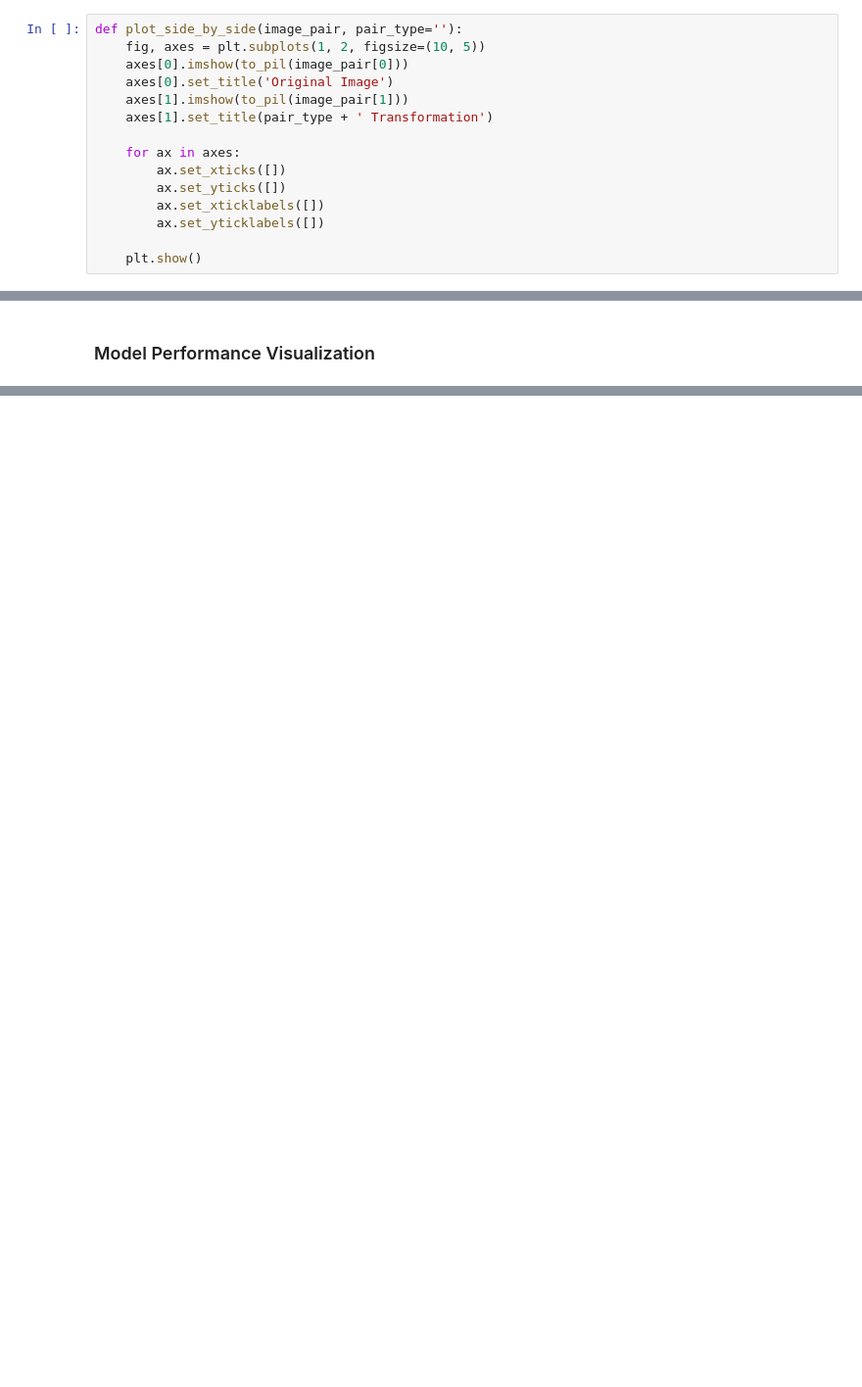
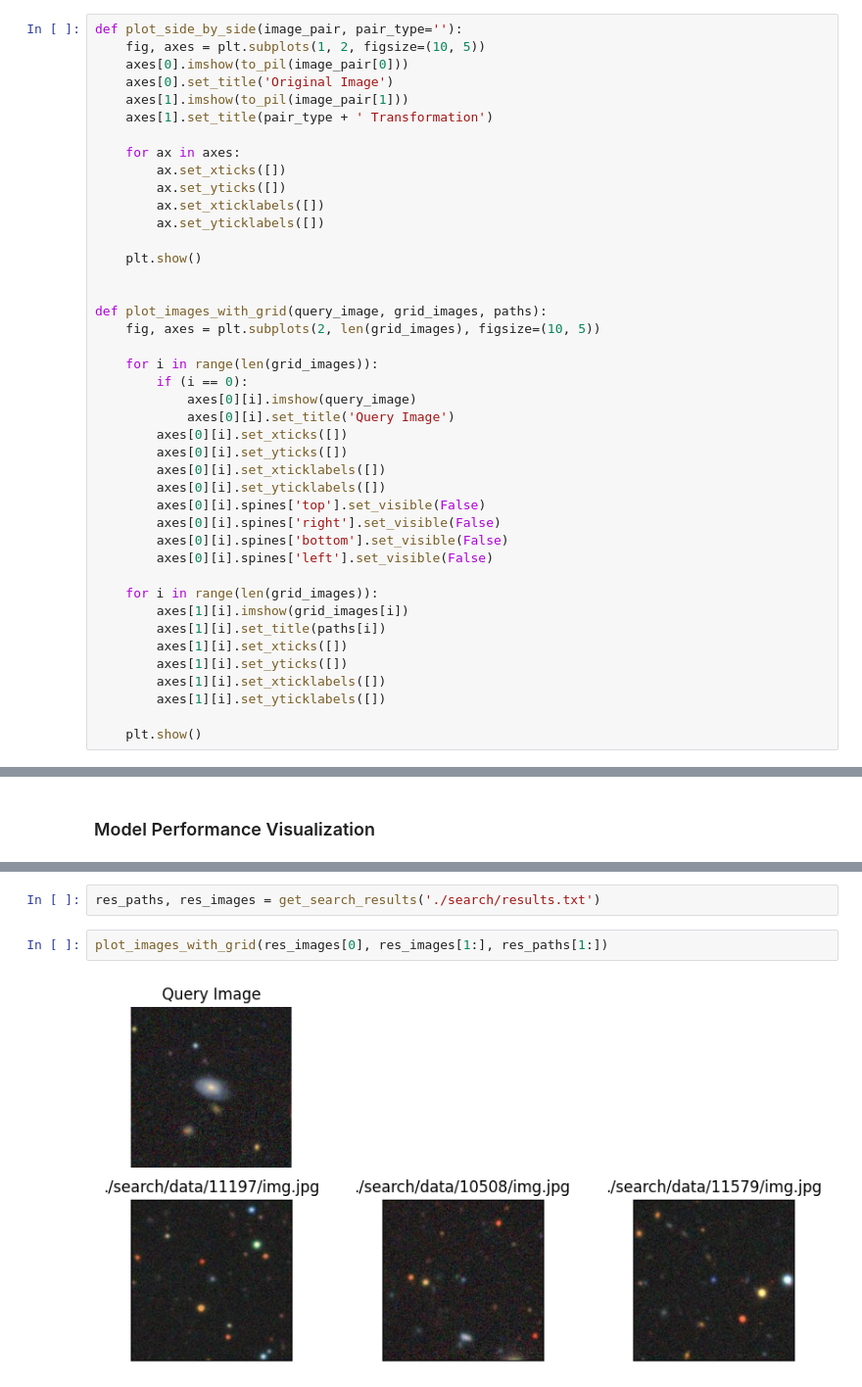
Before and after one commit to ryan-friberg/galactic-CBIR, a Jupyter notebook: visualizations.ipynb, the cells around one changed output, grey strips where cells are left out. Shown at 98% size. Saved outputs shown, nothing was run; the diff lists cells and outputs as text; blank space fills up the shorter version.

Commit message:
prelim search is working, going to retrain

```diff
--- a/visualizations.ipynb
+++ b/visualizations.ipynb
@@ -29,6 +31,33 @@ def plot_side_by_side(image_pair, pair_type=''):
         ax.set_yticklabels([])
 
     plt.show()
+
+
+def plot_images_with_grid(query_image, grid_images, paths):
+    fig, axes = plt.subplots(2, len(grid_images), figsize=(10, 5))
+
+    for i in range(len(grid_images)):
+        if (i == 0):
+            axes[0][i].imshow(query_image)
+            axes[0][i].set_title('Query Image')
+        axes[0][i].set_xticks([])
+        axes[0][i].set_yticks([])
+        axes[0][i].set_xticklabels([])
+        axes[0][i].set_yticklabels([])
+        axes[0][i].spines['top'].set_visible(False)
+        axes[0][i].spines['right'].set_visible(False)
+        axes[0][i].spines['bottom'].set_visible(False)
+        axes[0][i].spines['left'].set_visible(False)
+
+    for i in range(len(grid_images)):
+        axes[1][i].imshow(grid_images[i])
+        axes[1][i].set_title(paths[i])
+        axes[1][i].set_xticks([])
+        axes[1][i].set_yticks([])
+        axes[1][i].set_xticklabels([])
+        axes[1][i].set_yticklabels([])
+
+    plt.show()
 # %%
 query_img, idx = galaxy_dataset[810]
 # %%
@@ -51,0 +93,6 @@ plot_side_by_side(negative_pair, pair_type='Negative')
+# %%
+res_paths, res_images = get_search_results('./search/results.txt')
+# %%
+plot_images_with_grid(res_images[0], res_images[1:], res_paths[1:])
+# %% [output]
+[figure, added]
```
Also changed, not shown: parts of 5 cells of this notebook, 4 other files.
